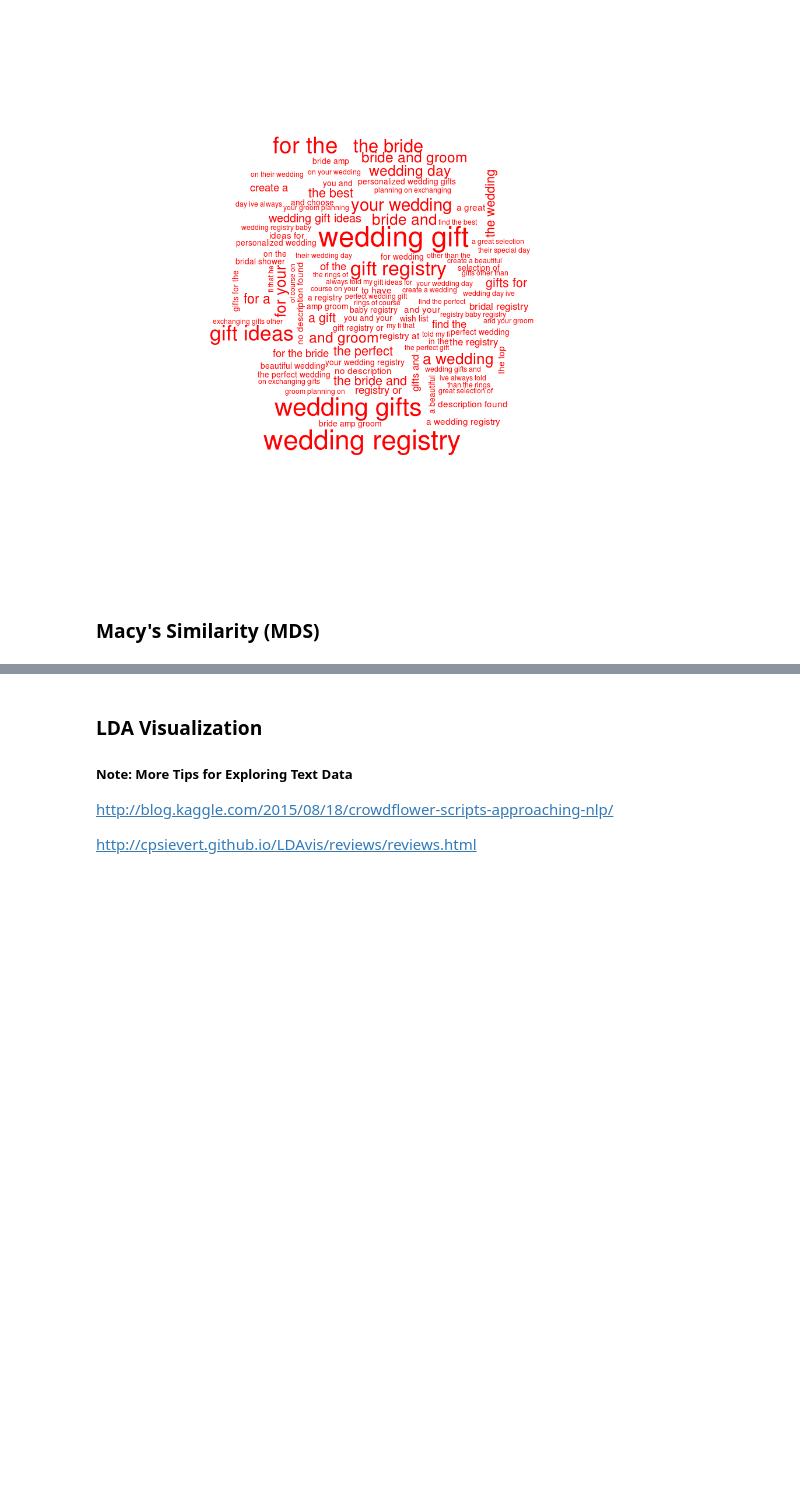
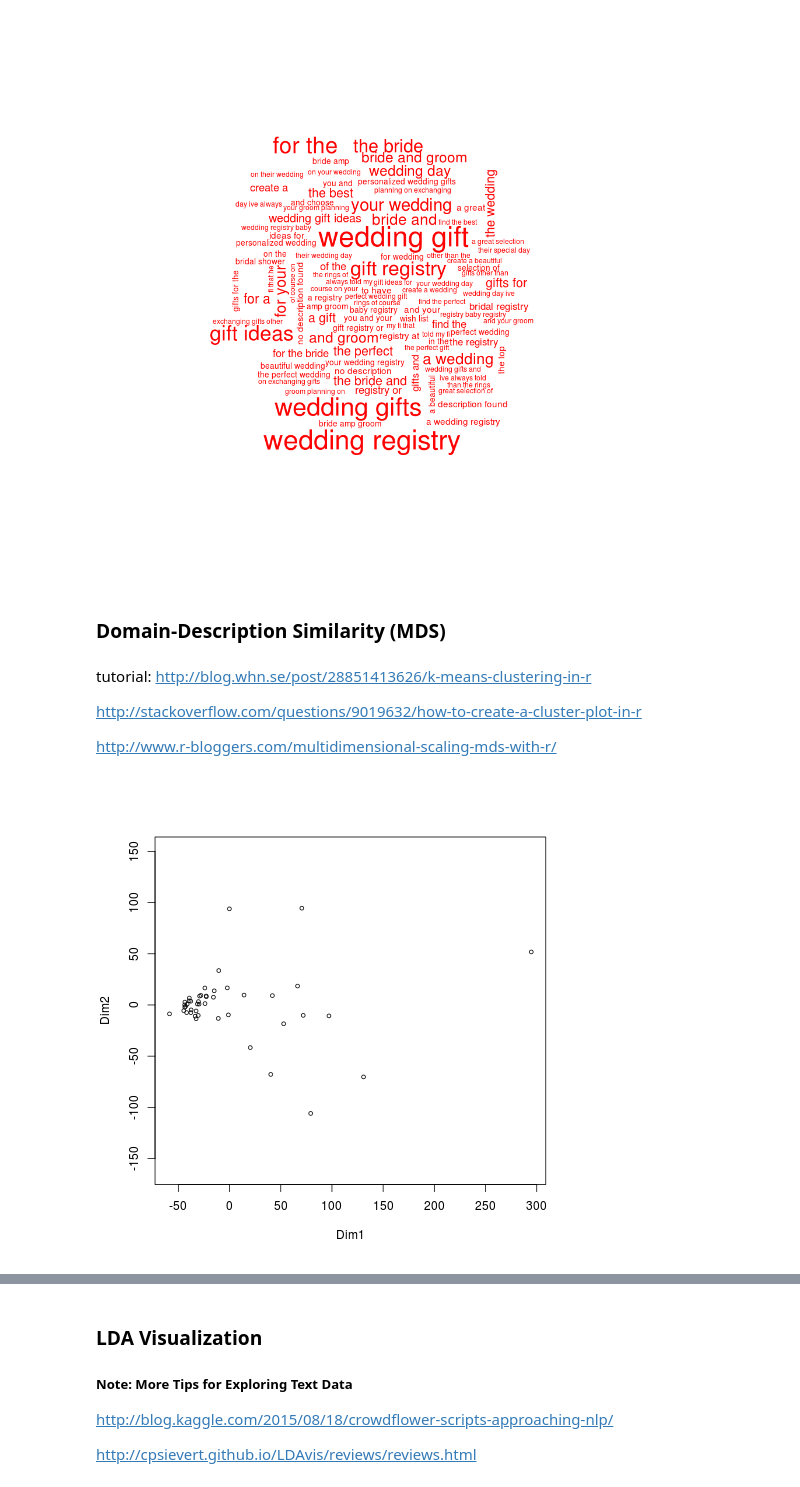
Before and after one commit to kevin11h/macys, a Jupyter notebook: Wedding Keyword SEO.ipynb, the cells around one changed output, grey strips where cells are left out. Saved outputs shown, nothing was run; the diff lists cells and outputs as text; code cells hidden in the pictures; blank space fills up the shorter version.

Commit message:
add MDS and Hierarchical clustering

```diff
--- a/Wedding Keyword SEO.ipynb
+++ b/Wedding Keyword SEO.ipynb
@@ -480,4 +482,10 @@ Image("/home/kevin/macys/wordclouds/10_rank_wordcloud.png")
 # %% [output]
 [figure]
 # %% [markdown]
-### Macy's Similarity (MDS)
+### Domain-Description Similarity (MDS)
+# %% [markdown]
+tutorial: http://blog.whn.se/post/28851413626/k-means-clustering-in-r
+
+http://stackoverflow.com/questions/9019632/how-to-create-a-cluster-plot-in-r
+
+http://www.r-bloggers.com/multidimensional-scaling-mds-with-r/
@@ -483,0 +504,5 @@ Image("/home/kevin/macys/wordclouds/10_rank_wordcloud.png")
+# %%
+%%R
+ordiplot(dd_df.mds)
+# %% [output]
+[figure, added]
```
Also changed, not shown: parts of 9 cells of this notebook, 6 other files.
